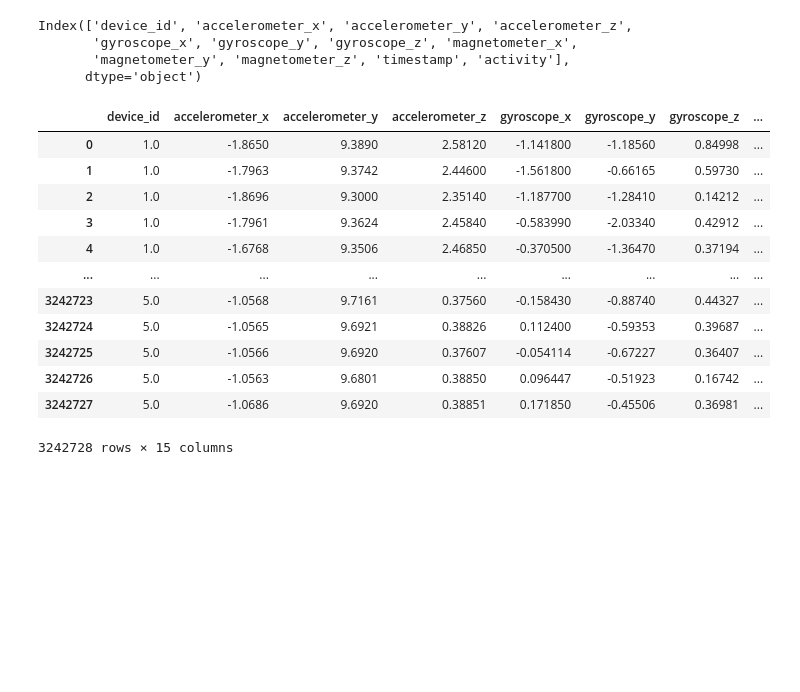
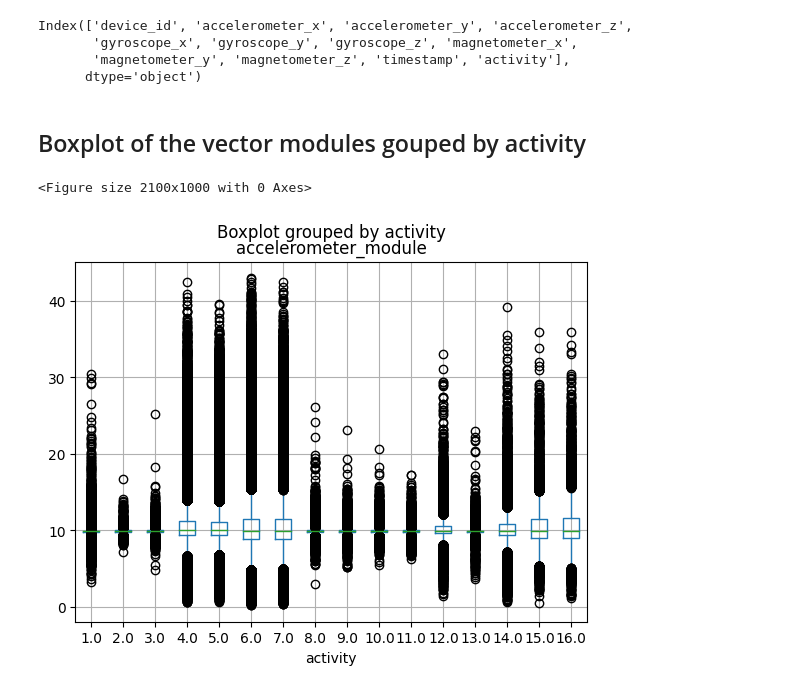
Before and after one commit to PugtgYosuky/clf-human-activities, a Jupyter notebook: src/project.ipynb, the cells around one changed output. Drawn from its saved outputs; the diff is of its cells as text; code cells hidden in the pictures; blank space fills up the shorter version.

Commit message:
Add boxplot of the modules grouped by activity

```diff
--- a/src/project.ipynb
+++ b/src/project.ipynb
@@ -159,18 +159,12 @@ def append_metrics(dataset):
     return data
 # %%
 data_with_features = append_metrics(data)
+# %% [markdown]
+## Boxplot of the vector modules gouped by activity
 # %%
+plt.figure(figsize=(21, 10))
+data_with_features.boxplot(column=['accelerometer_module'], by='activity')
+plt.show()
 # %% [output]
-|  | device_id | accelerometer_x | accelerometer_y | accelerometer_z | gyroscope_x | gyroscope_y | gyroscope_z | ... |
-| 0 | 1.0 | -1.8650 | 9.3890 | 2.58120 | -1.141800 | -1.18560 | 0.84998 | ... |
-| 1 | 1.0 | -1.7963 | 9.3742 | 2.44600 | -1.561800 | -0.66165 | 0.59730 | ... |
-| 2 | 1.0 | -1.8696 | 9.3000 | 2.35140 | -1.187700 | -1.28410 | 0.14212 | ... |
-| 3 | 1.0 | -1.7961 | 9.3624 | 2.45840 | -0.583990 | -2.03340 | 0.42912 | ... |
-| 4 | 1.0 | -1.6768 | 9.3506 | 2.46850 | -0.370500 | -1.36470 | 0.37194 | ... |
-| ... | ... | ... | ... | ... | ... | ... | ... | ... |
-| 3242723 | 5.0 | -1.0568 | 9.7161 | 0.37560 | -0.158430 | -0.88740 | 0.44327 | ... |
-| 3242724 | 5.0 | -1.0565 | 9.6921 | 0.38826 | 0.112400 | -0.59353 | 0.39687 | ... |
-| 3242725 | 5.0 | -1.0566 | 9.6920 | 0.37607 | -0.054114 | -0.67227 | 0.36407 | ... |
-| 3242726 | 5.0 | -1.0563 | 9.6801 | 0.38850 | 0.096447 | -0.51923 | 0.16742 | ... |
-| 3242727 | 5.0 | -1.0686 | 9.6920 | 0.38851 | 0.171850 | -0.45506 | 0.36981 | ... |
-3242728 rows × 15 columns
+<Figure size 2100x1000 with 0 Axes>
+[figure, added]
```
Also changed, not shown: parts of 2 cells of this notebook.
